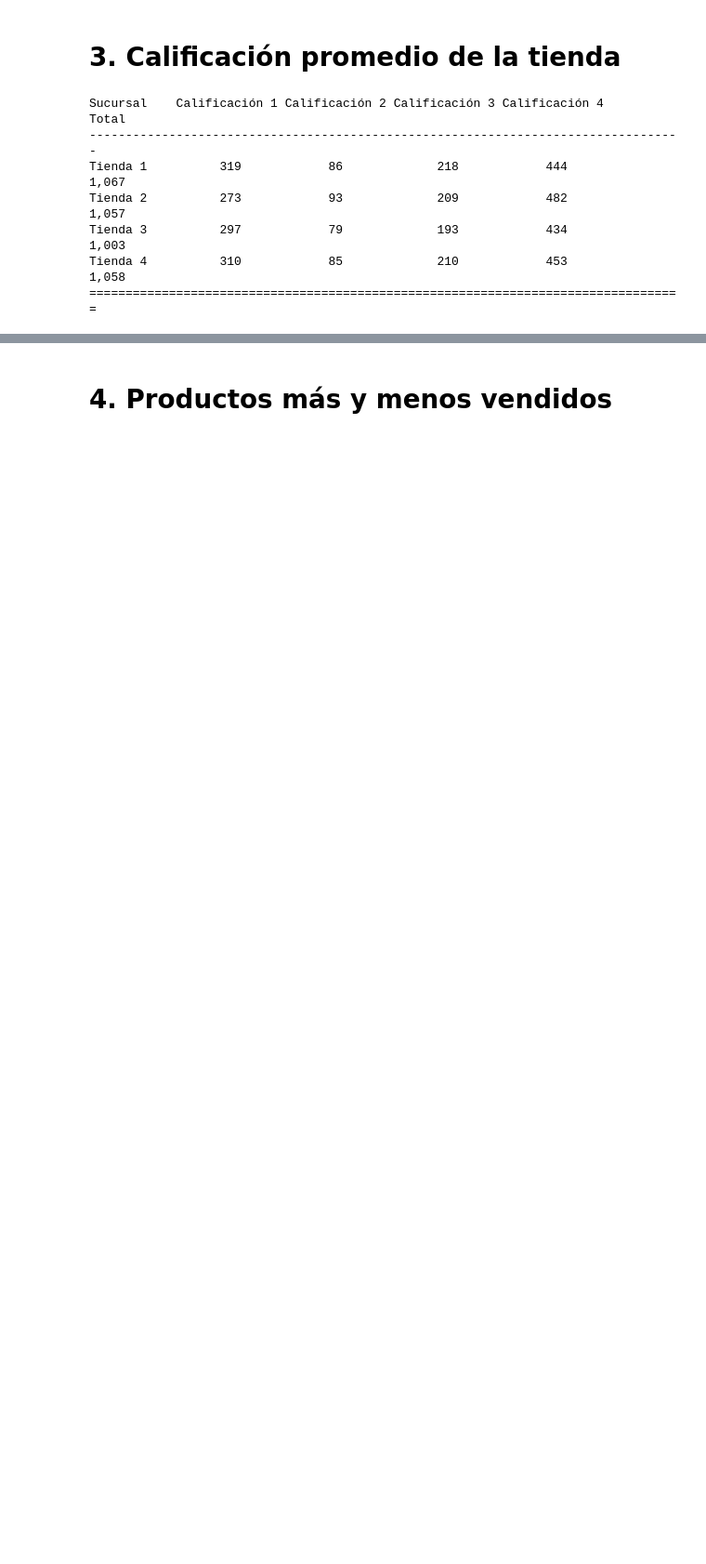
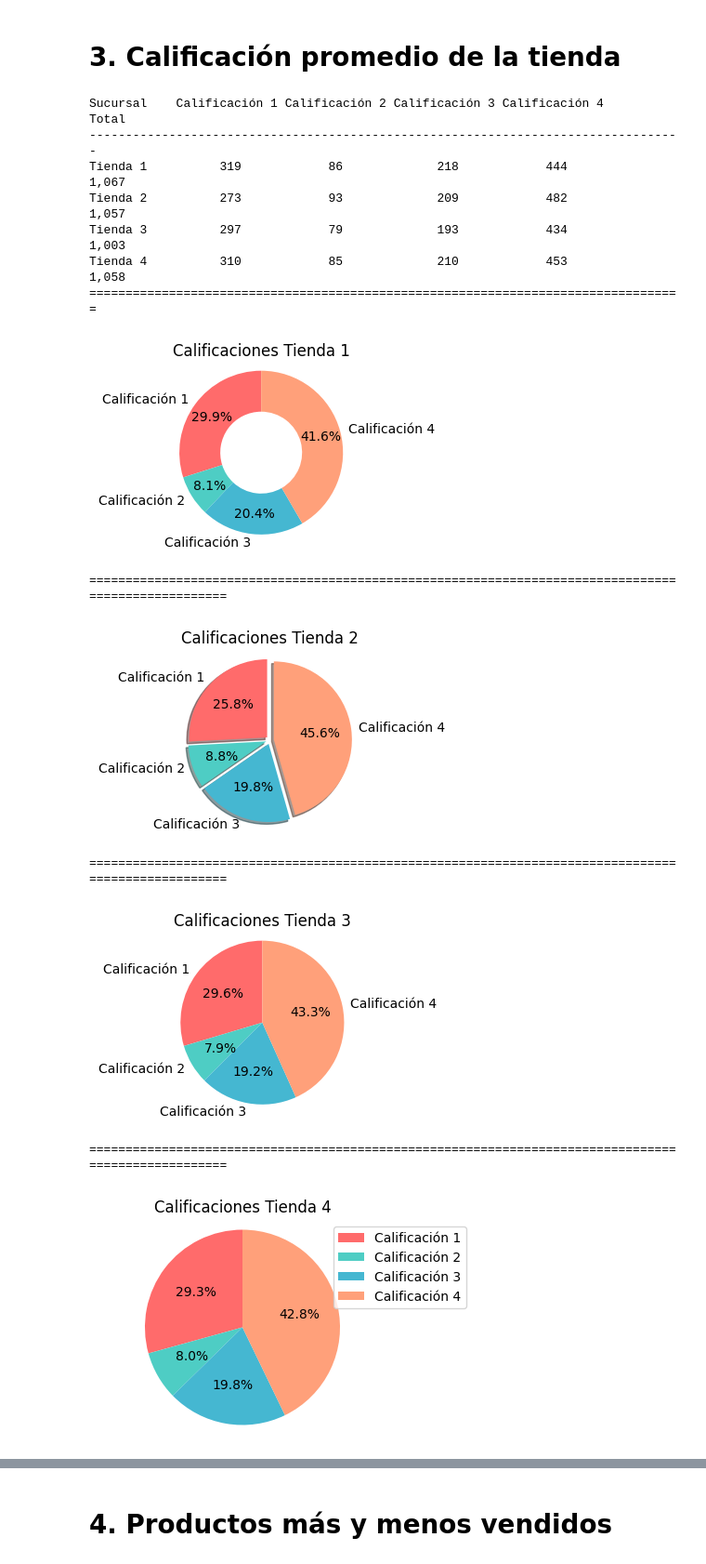
Before and after one commit to Zzero-73/Python_Alura_Latam, a Jupyter notebook: AluraStoreLatam_Zero.ipynb, the cells around one changed output, grey strips where cells are left out. Shown: that part at 93% size. Drawn from its saved outputs; the diff is of its cells as text; code cells hidden in the pictures; blank space fills up the shorter version.

```diff
--- a/AluraStoreLatam_Zero.ipynb
+++ b/AluraStoreLatam_Zero.ipynb
@@ -567,3 +567,73 @@ Tienda 2          273            93             209            482           1,0
 Tienda 3          297            79             193            434           1,003
 Tienda 4          310            85             210            453           1,058
 ==================================================================================
+# %%
+# Gráfico de torta o pie para ver las calificaciones de las tiendas por separado.
+import matplotlib.pyplot as plt
+import pandas as pd
+# Tienda1
+url = "https://raw.githubusercontent.com/alura-es-cursos/challenge1-data-science-latam/refs/heads/main/base-de-datos-challenge1-latam/tienda_1%20.csv"
+tienda = pd.read_csv(url)
+
+# Datos Global
+Calificaciones = ['Calificación 1', 'Calificación 2', 'Calificación 3', 'Calificación 4']
+Colores = ['#FF6B6B', '#4ECDC4', '#45B7D1', '#FFA07A']
+# Por Tienda
+Conteo_Tienda = tienda['Calificación'].value_counts().reindex([1,2,3,4], fill_value=0)
+Valores = Conteo_Tienda[:].values
+
+# Gráfico de anillo
+plt.figure(figsize=(2.5, 2.5))
+plt.pie(Valores, labels=Calificaciones, colors=Colores, autopct='%1.1f%%',
+        startangle=90,
+        wedgeprops={'width': 0.5},  # El donut
+        pctdistance=0.75)  # Ajusta la distancia de los % (0.75 los centra en el anillo)
+plt.title('Calificaciones Tienda 1')
+plt.axis('equal')
+plt.show()
+
+print("="*100)
+url2 = "https://raw.githubusercontent.com/alura-es-cursos/challenge1-data-science-latam/refs/heads/main/base-de-datos-challenge1-latam/tienda_2.csv"
+
+tienda2 = pd.read_csv(url2)
+Conteo_Tienda2 = tienda2['Calificación'].value_counts().reindex([1,2,3,4], fill_value=0)
+Valores2 = Conteo_Tienda2[:].values
+plt.figure(figsize=(2.5, 2.5))
+explode = (0.05, 0.05, 0.05, 0.05)  # Separa el primer segmento
+plt.pie(Valores2, labels=Calificaciones, colors=Colores, autopct='%1.1f%%',
+        startangle=90, explode=explode, shadow=True)
+plt.title('Calificaciones Tienda 2')
+plt.axis('equal')  # Esta línea hace que el pie sea circular
+plt.show()
+print("="*100)
+
+
+url3 = "https://raw.githubusercontent.com/alura-es-cursos/challenge1-data-science-latam/refs/heads/main/base-de-datos-challenge1-latam/tienda_3.csv"
+tienda3 = pd.read_csv(url3)
+Conteo_Tienda3 = tienda3['Calificación'].value_counts().reindex([1,2,3,4], fill_value=0)
+Valores3 = Conteo_Tienda3[:].values
+plt.figure(figsize=(2.5, 2.5))
+plt.pie(Valores3, labels=Calificaciones, colors=Colores, autopct='%1.1f%%', startangle=90)
+plt.title('Calificaciones Tienda 3')
+plt.axis('equal')  # Esta línea hace que el pie sea circular
+plt.show()
+print("="*100)
+
+url4 = "https://raw.githubusercontent.com/alura-es-cursos/challenge1-data-science-latam/refs/heads/main/base-de-datos-challenge1-latam/tienda_4.csv"
+tienda4 = pd.read_csv(url4)
+Conteo_Tienda4 = tienda4['Calificación'].value_counts().reindex([1,2,3,4], fill_value=0)
+Valores4 = Conteo_Tienda4[:].values
+plt.figure(figsize=(4, 3))
+plt.pie(Valores4, colors=Colores, autopct='%1.1f%%', startangle=90)
+plt.title('Calificaciones Tienda 4')
+plt.legend(Calificaciones, loc='upper right', bbox_to_anchor=(1.3, 1))
+plt.axis('equal')
+plt.show()
+# %% [output]
+[figure, added]
+====================================================================================================
+[figure, added]
+====================================================================================================
+[figure, added]
+====================================================================================================
+[figure, added]
```
Also changed, not shown: parts of 7 cells of this notebook.
